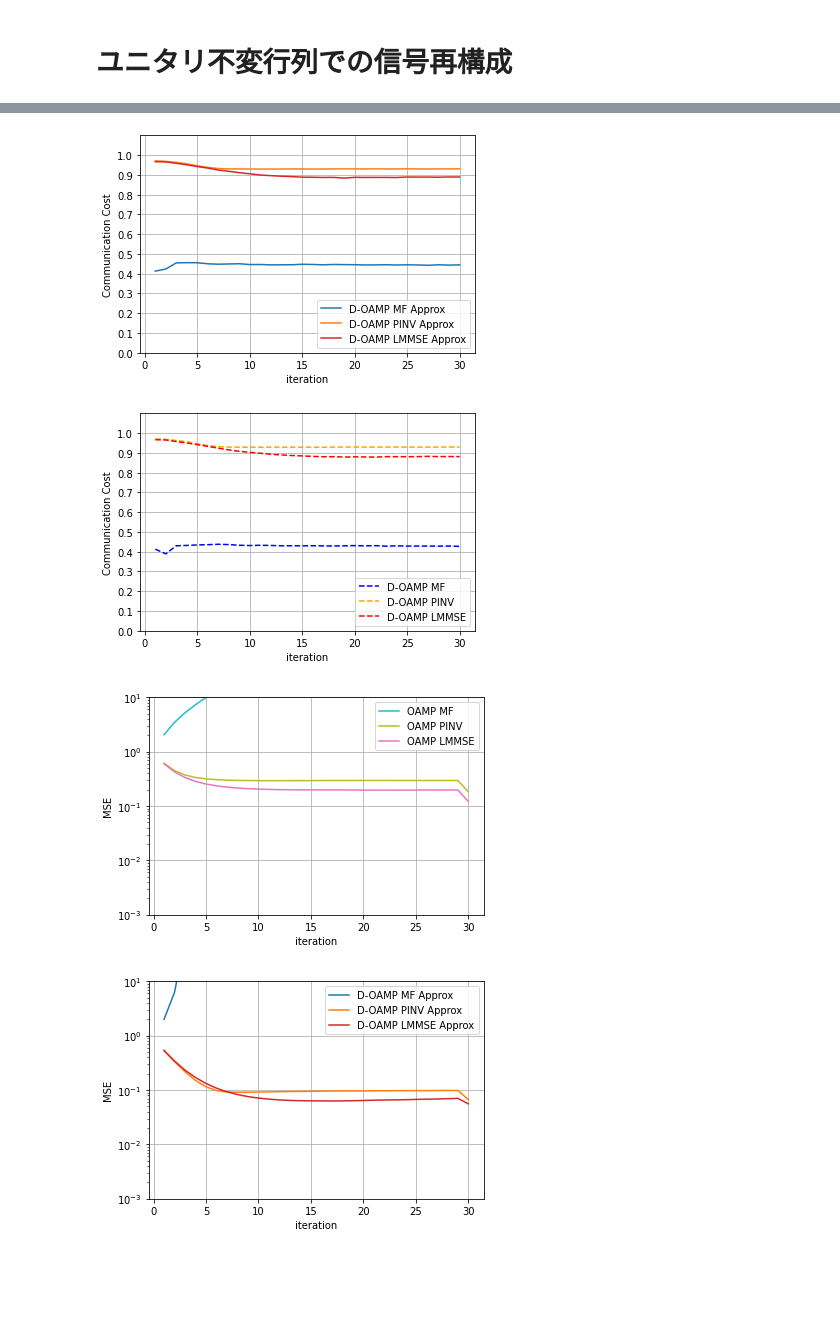
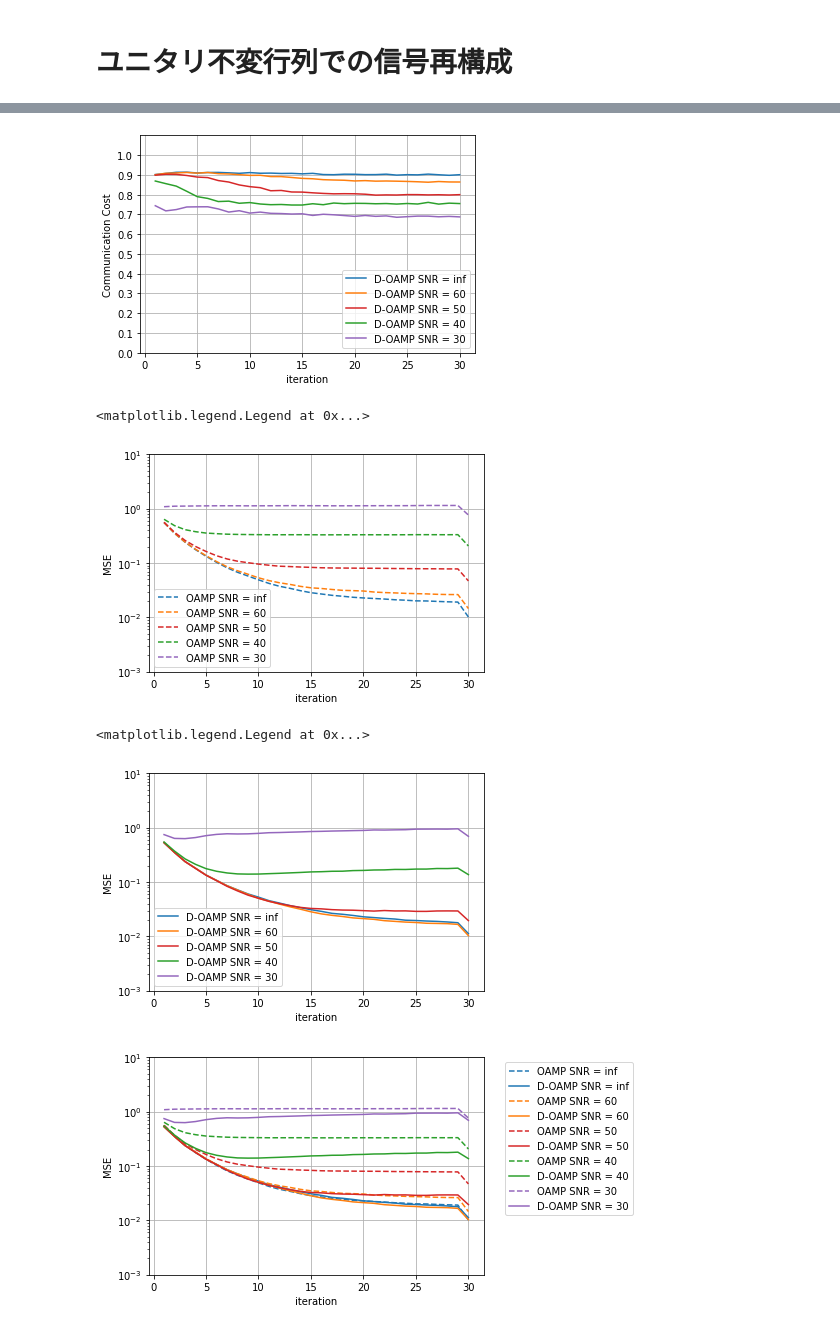
Before and after one commit to Qip21n0/Lassolver, a Jupyter notebook: examples/sample8.ipynb, the cells around one changed output, grey strips where cells are left out. Cells and saved outputs as stored; diff of their text form; code cells hidden in the pictures; blank space fills up the shorter version.

```diff
--- a/examples/sample8.ipynb
+++ b/examples/sample8.ipynb
@@ -14,7 +14,7 @@ from lassolver.dsolver.d_oamp import D_OAMP
 # %% [markdown]
 # 数値実験の設定
 # %%
-N = 4000  # 列数
+N = 1000  # 列数
 alpha = 0.5  # 圧縮率
 M = int(alpha*N)  # 行数
 rho = 0.2  # 非零成分の割合
@@ -112,16 +108,16 @@ plt.legend(bbox_to_anchor=(1.05, 1), loc="upper left")
 # %% [markdown]
 # ユニタリ不変行列での信号再構成
 # %%
-MSE_UniInv_oamp = np.empty((sim, 3, T+1))
+MSE_UniInv_oamp = np.empty((sim, lsnr, T+1))
 
-MSE_UniInv_doamp = np.empty((sim, 3, T+1))
-CommCost_UniInv_doamp = np.empty((sim, 3, T))
+MSE_UniInv_doamp = np.empty((sim, lsnr, T+1))
+CommCost_UniInv_doamp = np.empty((sim, lsnr, T))
 # %%
 for i in tqdm(range(sim)):
     UniInv = UniInvar(M, N, kappa)
 
     oamp = [D_OAMP(UniInv.A, x[i], SNR, 1) for SNR in SNRs]
-    doampX = [D_OAMP(UniInv.A, x[i], SNR, P) for SNR in SNRs]
+    doamp = [D_OAMP(UniInv.A, x[i], SNR, P) for SNR in SNRs]
 
     for j in range(lsnr):
         oamp[j].estimate(T)
@@ -131,12 +127,12 @@ for i in tqdm(range(sim)):
         MSE_UniInv_doamp[i, j] = doamp[j].mse
         CommCost_UniInv_doamp[i, j] = doamp[j].communication_cost
 # %%
-MSE_UniInv_oamp_mean = np.empty((3, T+1))
+MSE_UniInv_oamp_mean = np.empty((lsnr, T+1))
 
-MSE_UniInv_doamp_mean = np.empty((3, T+1))
-CommCost_UniInv_doamp_mean = np.empty((3, T))
+MSE_UniInv_doamp_mean = np.empty((lsnr, T+1))
+CommCost_UniInv_doamp_mean = np.empty((lsnr, T))
 
-for i in range(3):
+for i in range(lsnr):
     MSE_UniInv_oamp_mean[i] = np.mean(MSE_UniInv_oamp[:, i], axis=0)
 
     MSE_UniInv_doamp_mean[i] = np.mean(MSE_UniInv_doamp[:, i], axis=0)
@@ -163,25 +158,27 @@ plt.legend(loc="lower left")
 # %%
 for i in range(lsnr):
 	plt_CC(CommCost_UniInv_doamp_mean[i], 'D-OAMP SNR = '+str(SNRs[i]), T, N, P, color[i])
-plt.grid()
 # %% [output]
-[figure, old version]
+[figure, new version]
 # %%
 for i in range(lsnr):
 	plt_MSE(MSE_UniInv_oamp_mean[i], 'OAMP SNR = '+str(SNRs[i]), T, color[i], '--')
 plt.legend(loc="lower left")
 # %% [output]
+<matplotlib.legend.Legend at 0x...>
-[figure, old version]
+[figure, new version]
 # %%
 for i in range(lsnr):
 	plt_MSE(MSE_UniInv_doamp_mean[i], 'D-OAMP SNR = '+str(SNRs[i]), T, color[i])
 plt.legend(loc="lower left")
 # %% [output]
+<matplotlib.legend.Legend at 0x...>
-[figure, old version]
+[figure, new version]
 # %%
 for i in range(lsnr):
 	plt_MSE(MSE_UniInv_oamp_mean[i], 'OAMP SNR = '+str(SNRs[i]), T, color[i], '--')
 	plt_MSE(MSE_UniInv_doamp_mean[i], 'D-OAMP SNR = '+str(SNRs[i]), T, color[i])
-plt.legend(loc="lower left")
+plt.legend(bbox_to_anchor=(1.05, 1), loc="upper left")
+plt.grid()
 # %% [output]
-[figure, old version]
+[figure, new version]
```
Also changed, not shown: parts of 7 cells of this notebook.
